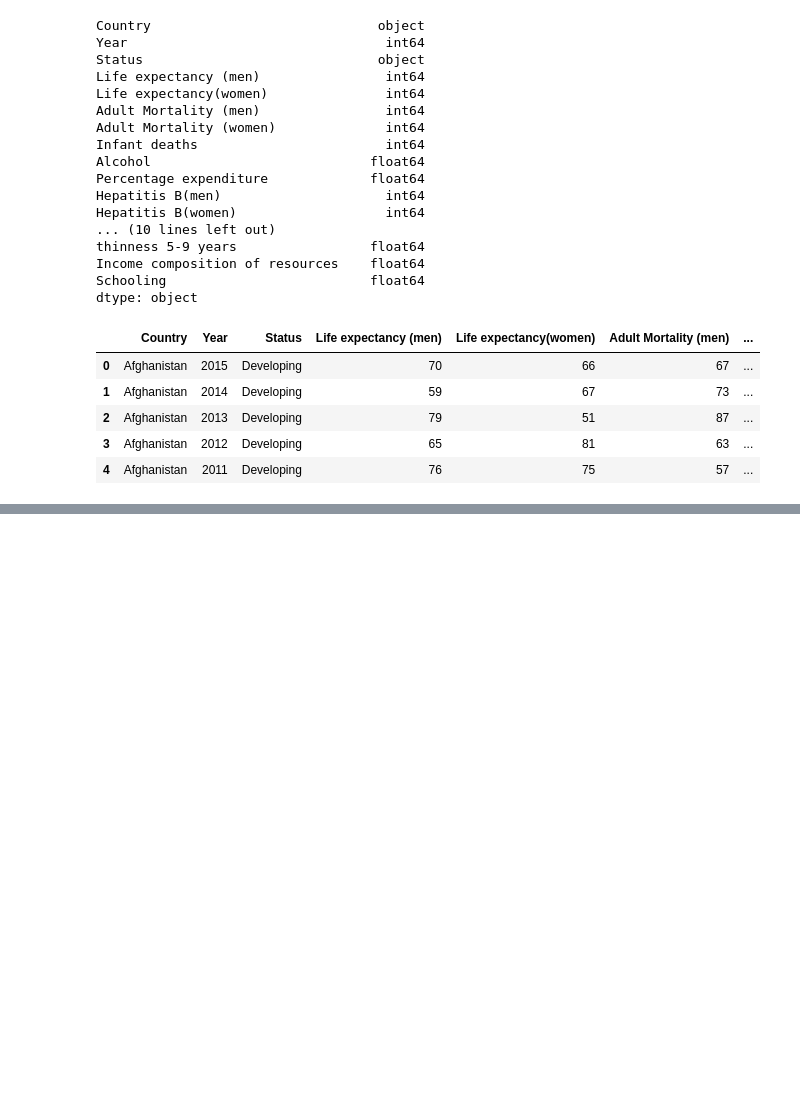
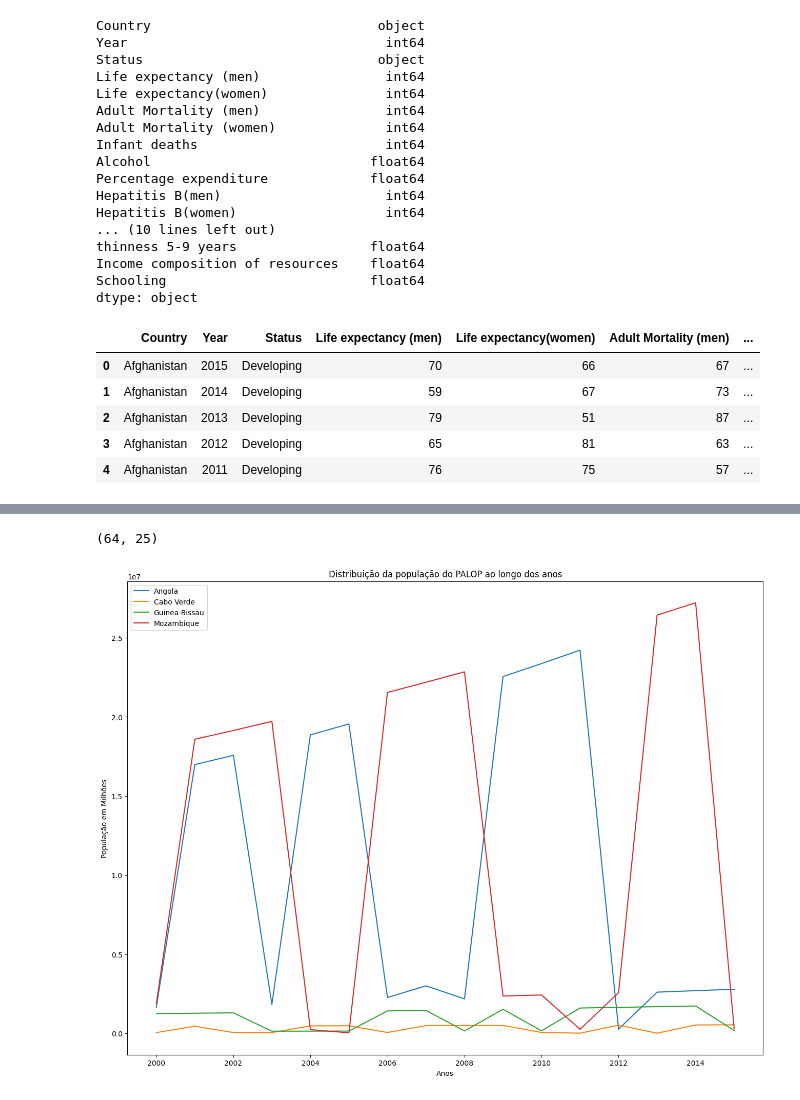
Before and after one commit to janclintonShadows/desafios_de_Projects, a Jupyter notebook: proj_1_dados_demograficos/analise.ipynb, the cells around one changed output, grey strips where cells are left out. Drawn from its saved outputs; the diff is of its cells as text; code cells hidden in the pictures; blank space fills up the shorter version.

```diff
--- a/proj_1_dados_demograficos/analise.ipynb
+++ b/proj_1_dados_demograficos/analise.ipynb
@@ -75,0 +213,5 @@ df.head()
+# %%
+palop_countries = ["Angola", "Cabo Verde", "Guinea-Bissau", "Mozambique", "São Tomé e Príncipe"]
+
+palop_df = df[df['Country'].isin(palop_countries)].reset_index(drop=True)
+palop_df.head()
@@ -75,0 +225,17 @@ df.head()
+# %%
+palop_df.shape
+# %% [output]
+(64, 25)
+# %%
+# vamos analisar da população mundial, vamos apenas analisar paises palop
+plt.figure(figsize=(16, 12))
+sns.lineplot(
+    data=palop_df, x='Year', y='Population', hue='Country'
+)
+plt.title('Distribuição da população do PALOP ao longo dos anos')
+plt.legend()
+plt.xlabel('Anos')
+plt.ylabel('População em Milhões')
+plt.show()
+# %% [output]
+[figure, added]
```
Also changed, not shown: parts of 23 cells of this notebook.
